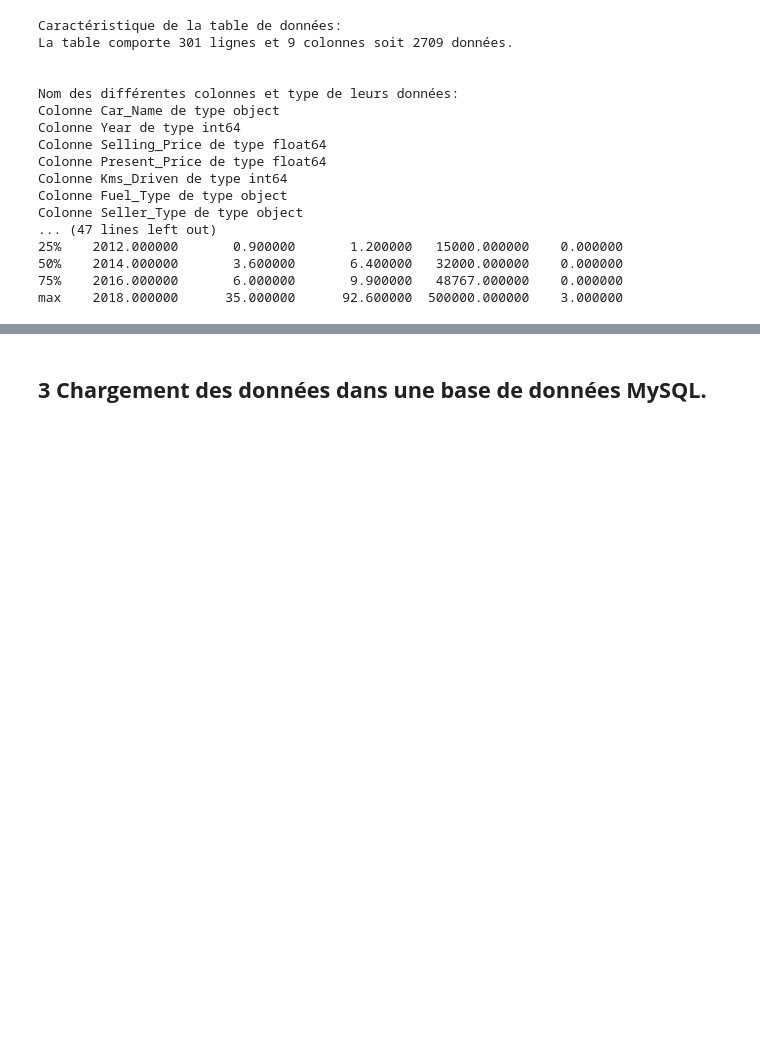
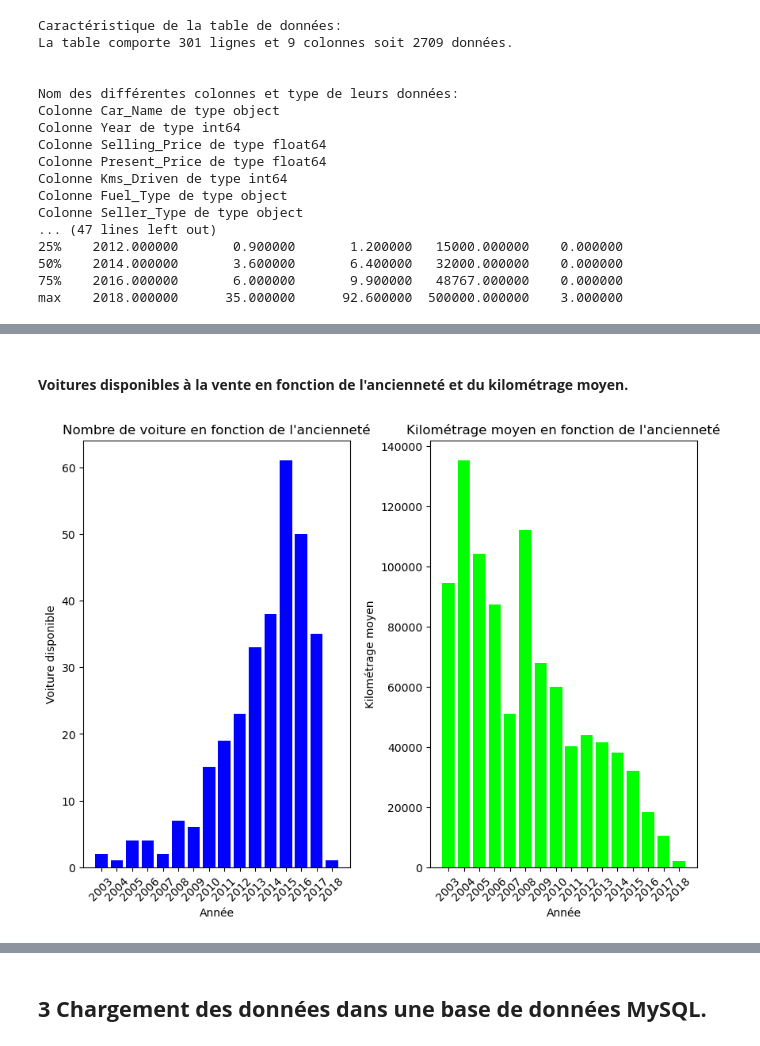
Before and after one commit to jpphi/brief1, a Jupyter notebook: Brief1 - rendu.ipynb, the cells around one changed output, grey strips where cells are left out. Saved outputs shown, nothing was run; the diff lists cells and outputs as text; code cells hidden in the pictures; blank space fills up the shorter version.

```diff
--- a/Brief1 - rendu.ipynb
+++ b/Brief1 - rendu.ipynb
@@ -127,0 +154,39 @@ plt.show()
+# %% [markdown]
+#### **Voitures disponibles à la vente en fonction de l'ancienneté et du kilométrage moyen.**
+# %%
+# Préparation des données
+data= pd.concat([car_data['Year'], car_data['Kms_Driven']], axis= 1)
+kms_moyen= data.groupby("Year").mean()
+
+# Calcul des intervalle pour l'histogramme
+inter= [x-0.5 for x in range(an_mini, an_maxi+2)] #an_mini et an_maxi calculés dans une précédente cellule
+
+plage= np.arange(an_mini,an_maxi+1)
+
+# graphiques
+plt.figure(figsize= (10,7))
+plt.gcf().subplots_adjust(wspace = 0.3)
+
+# 1er graphique sous forme d'histogramme
+plt.subplot(1,2,1)
+#plage= range(an_mini,an_maxi+1)
+plt.hist(data['Year'], rwidth = 0.8, bins= inter, align= "mid", color= "blue") #, range= plage
+plt.title("Nombre de voiture en fonction de l'ancienneté")
+plt.xticks(plage, rotation= 45)
+plt.xlabel('Année')
+plt.ylabel('Voiture disponible')
+
+# 2ème graphique sous forme de barchart
+plt.subplot(1,2,2)
+plt.bar(plage, kms_moyen["Kms_Driven"], color= "lime")
+plt.title("Kilométrage moyen en fonction de l'ancienneté")
+plt.xticks(plage, rotation= 45)
+plt.xlabel('Année')
+plt.ylabel('Kilométrage moyen')
+
+plt.show()
+
+del(data)
+del(kms_moyen)
+# %% [output]
+[figure, added]
```
Also changed, not shown: parts of 87 cells of this notebook, 1 other file.
